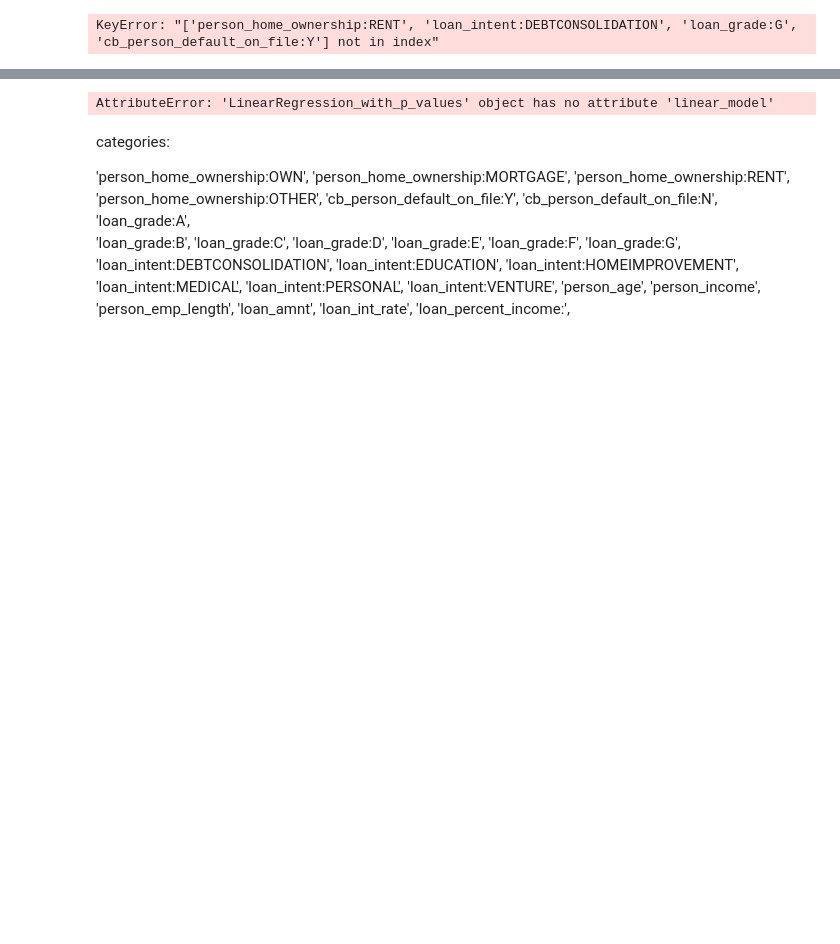
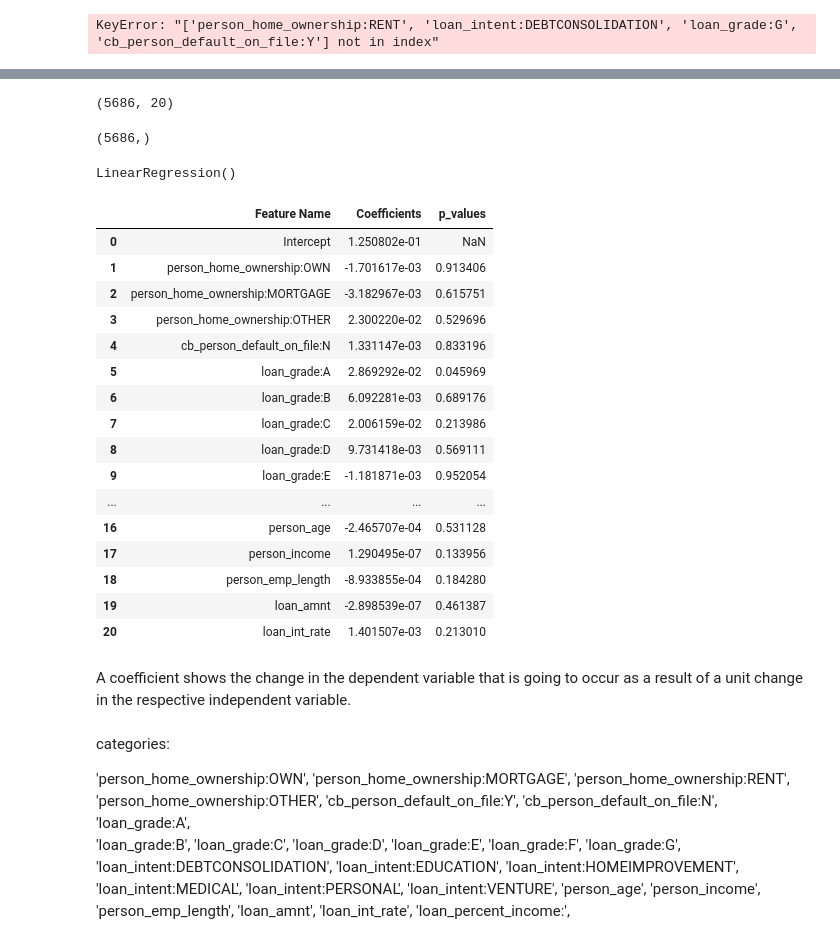
Before and after one commit to harryzyz/CreditRiskDemo, a Jupyter notebook: case1/LDG_Model_and_EAD_model.ipynb, the cells around one changed output, grey strips where cells are left out. Saved outputs shown, nothing was run; the diff lists cells and outputs as text; code cells hidden in the pictures; blank space fills up the shorter version.

```diff
--- a/case1/LDG_Model_and_EAD_model.ipynb
+++ b/case1/LDG_Model_and_EAD_model.ipynb
@@ -458,15 +458,16 @@ from sklearn.metrics import mean_squared_error, r2_score
 # %%
 import scipy.stats as stat
 
-class LinearRegression_with_p_values(linear_model.LinearRegression):
-    def __init__(self, fit_intercept=True, normalize=False, copy_X=True, n_jobs=1):
+class LinearRegression(linear_model.LinearRegression):
+    def __init__(self, fit_intercept=True, normalize=False, copy_X=True, n_jobs=1, positive=False):
         self.fit_intercept = fit_intercept
         self.normalize = normalize
         self.copy_X = copy_X
         self.n_jobs = n_jobs
+        self.positive = positive
 
     def fit(self, X, y, n_jobs=1):
-        self = super(LinearRegression, self).fit(X, y,n_jobs)
+        self = super(LinearRegression, self).fit(X, y)
         sse = np.sum((self.predict(X) - y) ** 2, axis=0) / float(X.shape[0] - X.shape[1])
         se = np.array([np.sqrt(np.diagonal(sse * np.linalg.inv(np.dot(X.T, X))))])
         self.t = self.coef_ / se
@@ -483,9 +482,49 @@ KeyError: "['person_home_ownership:RENT' 'cb_person_default_on_file:Y' 'loan_gra
 # %%
-reg_lgd_st_2 = LinearRegression_with_p_values()
+reg_lgd_st_2 = LinearRegression()
+# %%
+X_LGD_stage_2_train.shape
+# %% [output]
+(5686, 20)
+# %%
+y_LGD_stage_2_train.shape
+# %% [output]
+(5686,)
 # %%
-reg_lgd_st_2.fit(X_LGD_stage_2_train, y_LGD_stage_2_test)
+reg_lgd_st_2.fit(X_LGD_stage_2_train, y_LGD_stage_2_train)
 # %% [output]
-AttributeError: 'LinearRegression_with_p_values' object has no attribute 'linear_model'
+LinearRegression()
+# %%
+feature_name = X_LGD_stage_2_train.columns.values
+# %%
+summary_table = pd.DataFrame(columns=['Feature Name'], data=feature_name)
+summary_table['Coefficients'] = np.transpose(reg_lgd_st_2.coef_)
+summary_table.index = summary_table.index + 1
+summary_table.loc[0] = ['Intercept', reg_lgd_st_2.intercept_]
+summary_table = summary_table.sort_index()
+p_values = reg_lgd_st_2.p
+p_values = np.append(np.nan, np.array(p_values))
+summary_table['p_values'] = p_values
+summary_table
+# %% [output]
+|  | Feature Name | Coefficients | p_values |
+| 0 | Intercept | 1.250802e-01 | NaN |
+| 1 | person_home_ownership:OWN | -1.701617e-03 | 0.913406 |
+| 2 | person_home_ownership:MORTGAGE | -3.182967e-03 | 0.615751 |
+| 3 | person_home_ownership:OTHER | 2.300220e-02 | 0.529696 |
+| 4 | cb_person_default_on_file:N | 1.331147e-03 | 0.833196 |
+| 5 | loan_grade:A | 2.869292e-02 | 0.045969 |
+| 6 | loan_grade:B | 6.092281e-03 | 0.689176 |
+| 7 | loan_grade:C | 2.006159e-02 | 0.213986 |
+| 8 | loan_grade:D | 9.731418e-03 | 0.569111 |
+| 9 | loan_grade:E | -1.181871e-03 | 0.952054 |
+| ... | ... | ... | ... |
+| 16 | person_age | -2.465707e-04 | 0.531128 |
+| 17 | person_income | 1.290495e-07 | 0.133956 |
+| 18 | person_emp_length | -8.933855e-04 | 0.184280 |
+| 19 | loan_amnt | -2.898539e-07 | 0.461387 |
+| 20 | loan_int_rate | 1.401507e-03 | 0.213010 |
+# %% [markdown]
+A coefficient shows the change in the dependent variable that is going to occur as a result of a unit change in the respective independent variable.
 # %% [markdown]
 categories:
 
```
Also changed, not shown: parts of 1 cell of this notebook.
